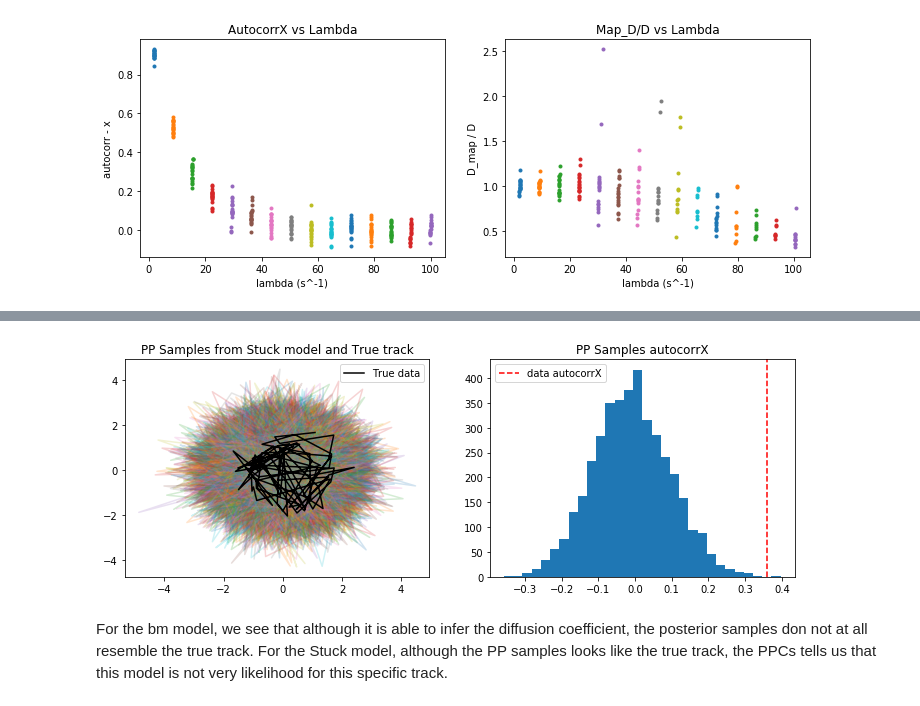
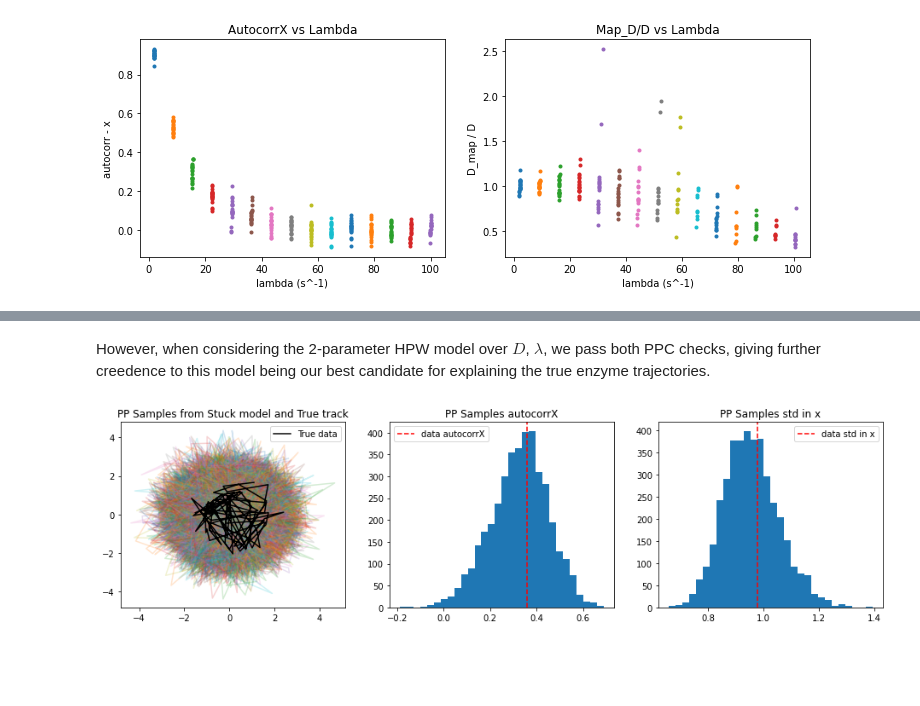
Before and after one commit to kirangauthier/enzymeBayesKucukelbir, a Jupyter notebook: FinalNoteBook.ipynb, the cells around one changed output, grey strips where cells are left out. Cells and saved outputs as stored; diff of their text form; code cells hidden in the pictures; blank space fills up the shorter version.

Commit message:
Updated population level params.

```diff
--- a/FinalNoteBook.ipynb
+++ b/FinalNoteBook.ipynb
@@ -193,6 +187,13 @@ utils.PPCs([sx, sy, st, sdx, sdy, sdt], 'bm')
-# %%
-utils.PPCs([sx, sy, st, sdx, sdy, sdt], 'me')
-# %% [output]
-[figure, removed]
-# %% [markdown]
-For the bm model, we see that although it is able to infer the diffusion coefficient, the posterior samples don not at all resemble the true track. For the Stuck model, although the PP samples looks like the true track, the PPCs tells us that this model is not very likelihood for this specific track.
+# %% [markdown]
+However, when considering the 2-parameter HPW model over $D$, $\lambda$, we pass both PPC checks, giving further creedence to this model being our best candidate for explaining the true enzyme trajectories.
+# %%
+# track of interest
+sx, sy, st = utils.loadSelectTraj(x, y, t, track_info, 613, False)
+sx, sy, st = utils.removeOutLiar(sx, sy, st)
+sdx, sdy, sdt = sx[1:]-sx[:-1], sy[1:]-sy[:-1], st[1:]-st[:-1]
+# plt.figure(figsize=(2,1))
+# plt.plot(sx, sy);
+
+utils.PPCs([sx, sy, st, sdx, sdy, sdt], 'hpw')
+# %% [output]
+[figure, added]
```
Also changed, not shown: parts of 23 cells of this notebook, 1 other file.
